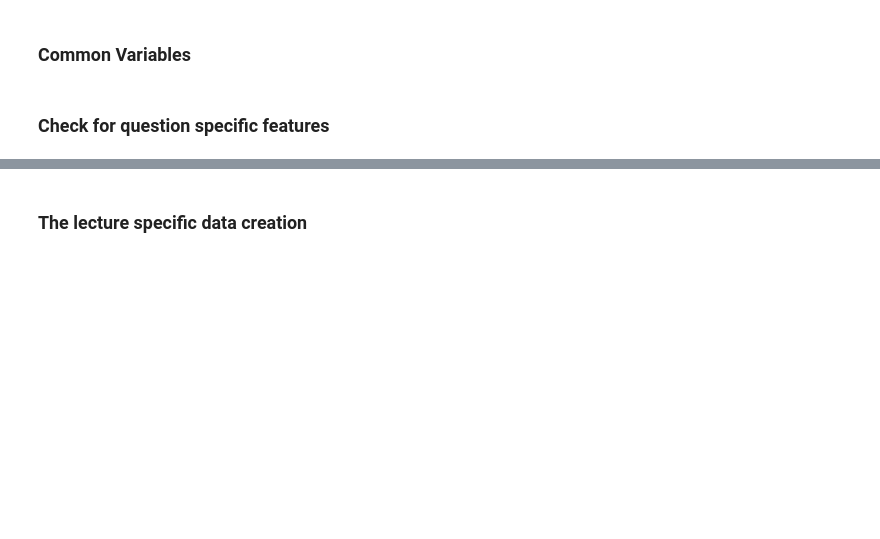
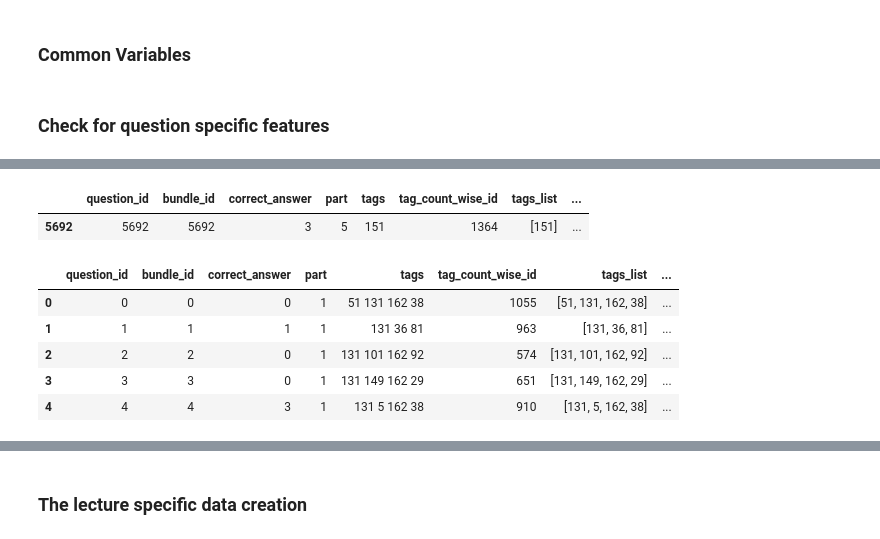
Before and after one commit to Joel-hanson/my-riiid-competition, a Jupyter notebook: original.ipynb, the cells around one changed output, grey strips where cells are left out. Cells and saved outputs as stored; diff of their text form; code cells hidden in the pictures; blank space fills up the shorter version.

Commit message:
The prediction part is complete

```diff
--- a/original.ipynb
+++ b/original.ipynb
@@ -52,7 +55,7 @@ COLUMN_TYPES = {
 # %%
 # train_df = pd.read_csv(TRAIN_CSV_PATH, nrows=10**5, dtype=COLUMN_TYPES)
 train_df = pd.read_feather(TRAIN_CSV_PATH)
-train_df = train_df.iloc[:1 * (10 ** 5)]
+train_df = train_df.iloc[:1 * (10 ** 4)]
 questions_df = pd.read_csv(QUESTIONS_CSV_PATH)
 lectures_df = pd.read_csv(LECTURES_CSV_PATH)
 sample_test_df = pd.read_csv(SAMPLE_TEST_CSV_PATH)
@@ -72,6 +75,7 @@ user_average_time_to_elapsed_dict = train_df.groupby("user_id").prior_question_e
 average_question_prior_question_elapsed_time_dict = train_df.groupby(["content_id"]).prior_question_elapsed_time.mean().to_dict()
 # The correct answered questions
 check_answered_correctly = (train_df.answered_correctly == 1)
+question_rows = (train_df.content_type_id == 0)
 # %% [markdown]
 ### Check for question specific features
 # %%
@@ -106,14 +126,26 @@ print(f'There are {len(tags)} different tags')
+# %%
+questions_df[questions_df['question_id'] == 5692]
+# %% [output]
+|  | question_id | bundle_id | correct_answer | part | tags | tag_count_wise_id | tags_list | ... |
+| 5692 | 5692 | 5692 | 3 | 5 | 151 | 1364 | [151] | ... |
 # %%
 # Find the wrong and right question based on correctly answered
-correct = train_df.groupby(["content_id", 'answered_correctly'], as_index=False).size()
-correct = correct.pivot(index= "content_id", columns='answered_correctly', values='size')
+correct = train_df[question_rows].groupby(['content_id', 'answered_correctly'], as_index=False).size()
+correct = correct.pivot(index= 'content_id', columns='answered_correctly', values='size')
 correct.columns = ['wrong', 'right']
 correct = correct.fillna(0)
 correct[['wrong', 'right']] = correct[['wrong', 'right']].astype(int)
-questions_df = questions_df.merge(correct, left_on = "question_id", right_on = "content_id", how = "left")
+questions_df = questions_df.merge(correct, left_on = 'question_id', right_on = 'content_id', how = 'left')
 questions_df['percentage_correct'] = questions_df.right / (questions_df.right + questions_df.wrong)
 questions_df.head()
 
-# questions_df.drop(["wrong_x", "right_x", "wrong_y", "right_y"], axis=1, inplace=True)
+# questions_df.drop(['wrong_x', 'right_x', 'wrong_y', 'right_y'], axis=1, inplace=True)
+# %% [output]
+|  | question_id | bundle_id | correct_answer | part | tags | tag_count_wise_id | tags_list | ... |
+| 0 | 0 | 0 | 0 | 1 | 51 131 162 38 | 1055 | [51, 131, 162, 38] | ... |
+| 1 | 1 | 1 | 1 | 1 | 131 36 81 | 963 | [131, 36, 81] | ... |
+| 2 | 2 | 2 | 0 | 1 | 131 101 162 92 | 574 | [131, 101, 162, 92] | ... |
+| 3 | 3 | 3 | 0 | 1 | 131 149 162 29 | 651 | [131, 149, 162, 29] | ... |
+| 4 | 4 | 4 | 3 | 1 | 131 5 162 38 | 910 | [131, 5, 162, 38] | ... |
 # %%
 # TODO: This seems to be wrong please check again
```
Also changed, not shown: parts of 36 cells of this notebook.
